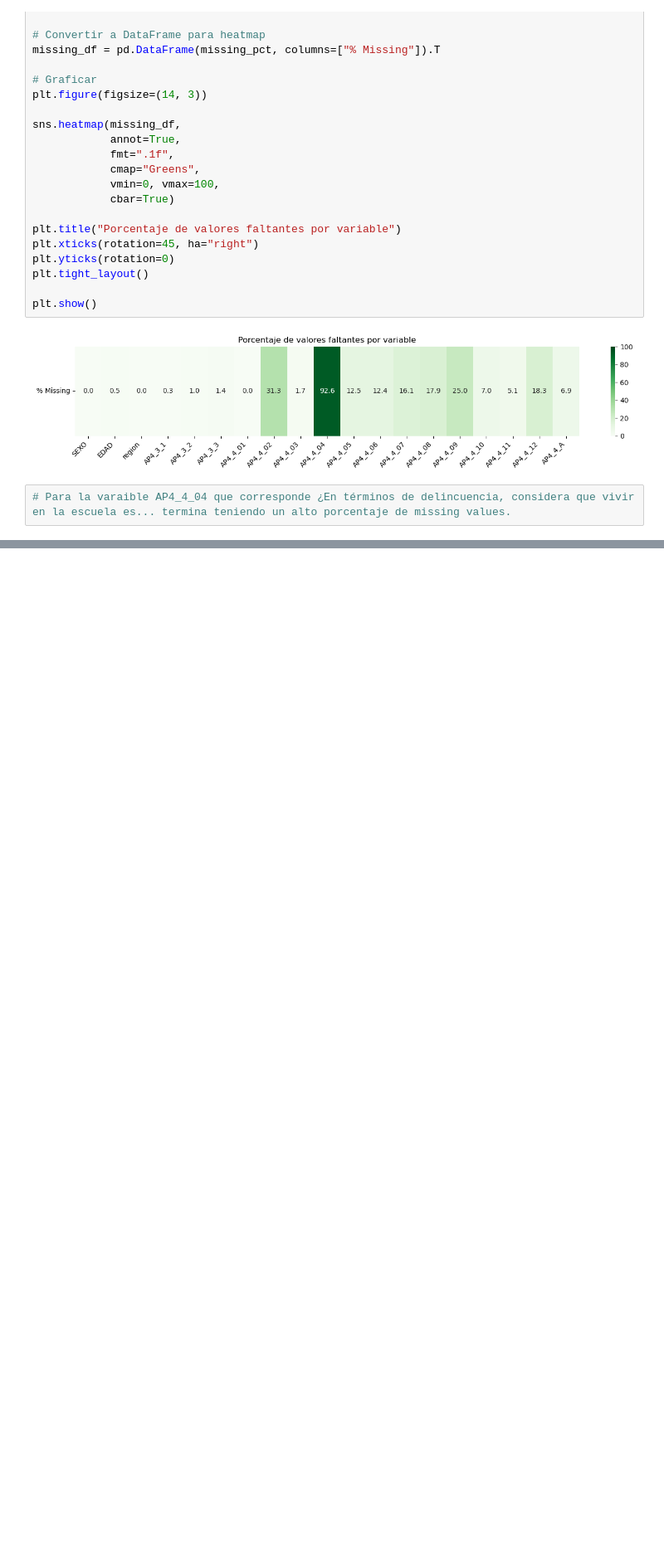
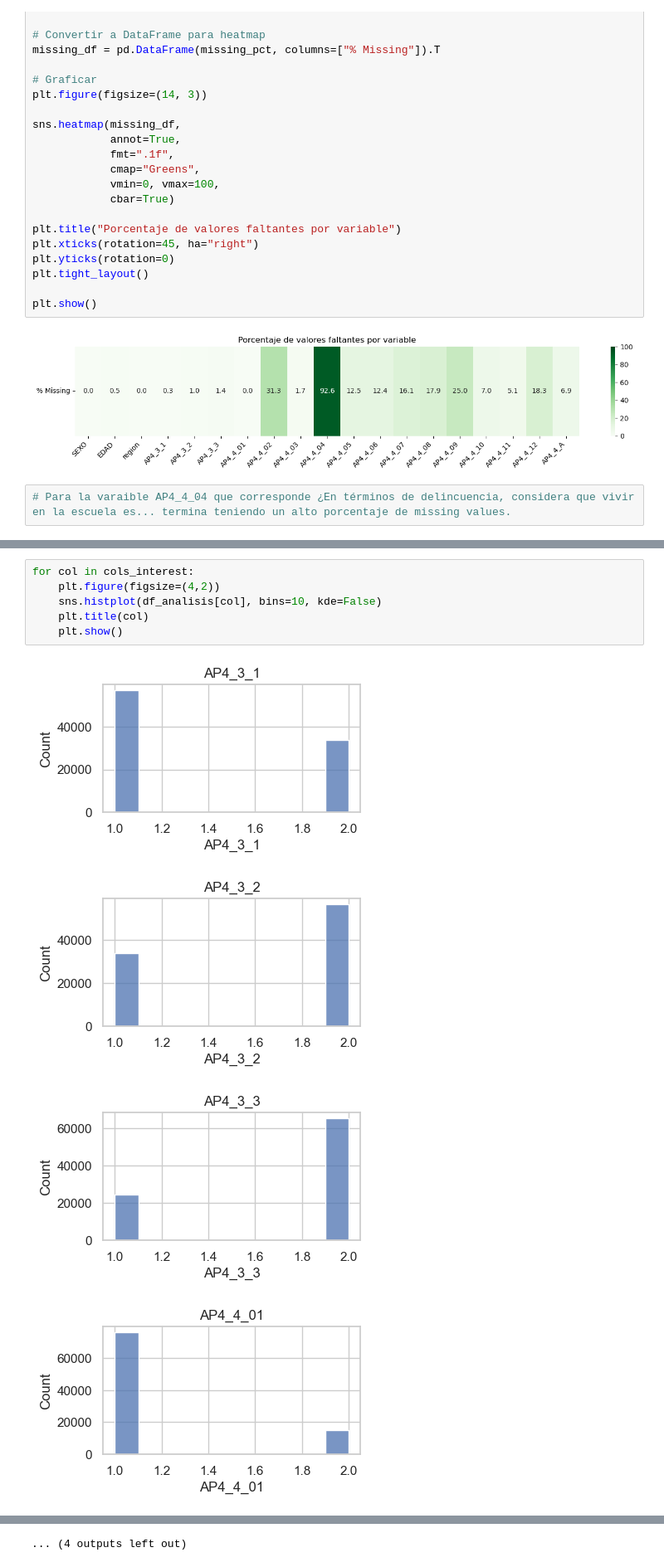
Before and after one commit to mariasolsampogna/E337_Grupo2, a Jupyter notebook: Cosas Poster/Poster.ipynb, the cells around one changed output, grey strips where cells are left out. Shown at 83% size. Drawn from its saved outputs; the diff is of its cells as text; blank space fills up the shorter version.

```diff
--- a/Cosas Poster/Poster.ipynb
+++ b/Cosas Poster/Poster.ipynb
@@ -321,0 +508,11 @@ plt.show()
+# %%
+for col in cols_interest:
+    plt.figure(figsize=(4,2))
+    sns.histplot(df_analisis[col], bins=10, kde=False)
+    plt.title(col)
+    plt.show()
+# %% [output]
+[figure, added]
+[figure, added]
+[figure, added]
+[figure, added]
@@ -321,0 +527 @@ plt.show()
+... (4 outputs left out)
```
Also changed, not shown: parts of 33 cells of this notebook.
